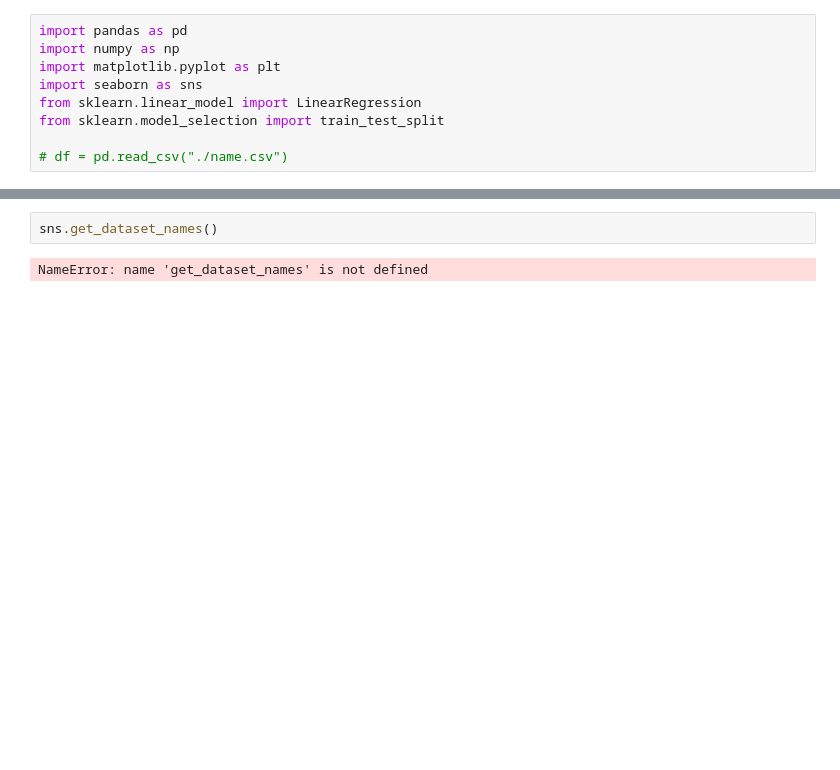
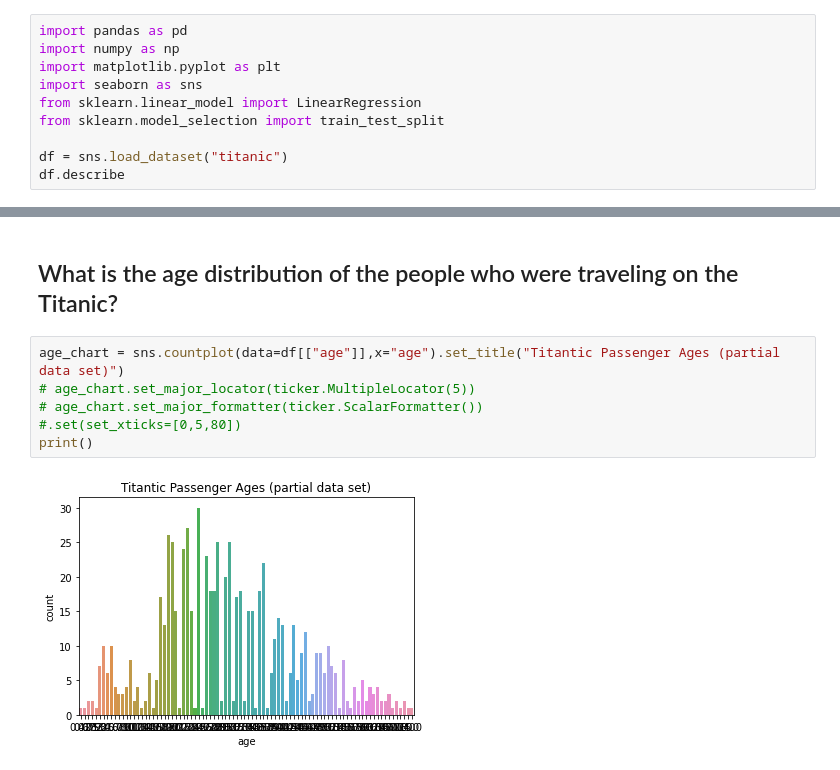
Before and after one commit to paul-leonard/data-visualization, a Jupyter notebook: viz-a.ipynb, the cells around one changed output, grey strips where cells are left out. Cells and saved outputs as stored; diff of their text form; blank space fills up the shorter version.

Commit message:
added more charts and insights for Titanic

```diff
--- a/viz-a.ipynb
+++ b/viz-a.ipynb
@@ -11,4 +13,5 @@ import seaborn as sns
 from sklearn.linear_model import LinearRegression
 from sklearn.model_selection import train_test_split
 
-# df = pd.read_csv("./name.csv")
+df = sns.load_dataset("titanic")
+df.describe
@@ -15,4 +36,10 @@ from sklearn.model_selection import train_test_split
-# %%
-sns.get_dataset_names()
-# %% [output]
-NameError: name 'get_dataset_names' is not defined
+# %% [markdown]
+## What is the age distribution of the people who were traveling on the Titanic?
+# %%
+age_chart = sns.countplot(data=df[["age"]],x="age").set_title("Titantic Passenger Ages (partial data set)")
+# age_chart.set_major_locator(ticker.MultipleLocator(5))
+# age_chart.set_major_formatter(ticker.ScalarFormatter())
+#.set(set_xticks=[0,5,80])
+print()
+# %% [output]
+[figure, added]
```
Also changed, not shown: parts of 9 cells of this notebook, 2 other files.
